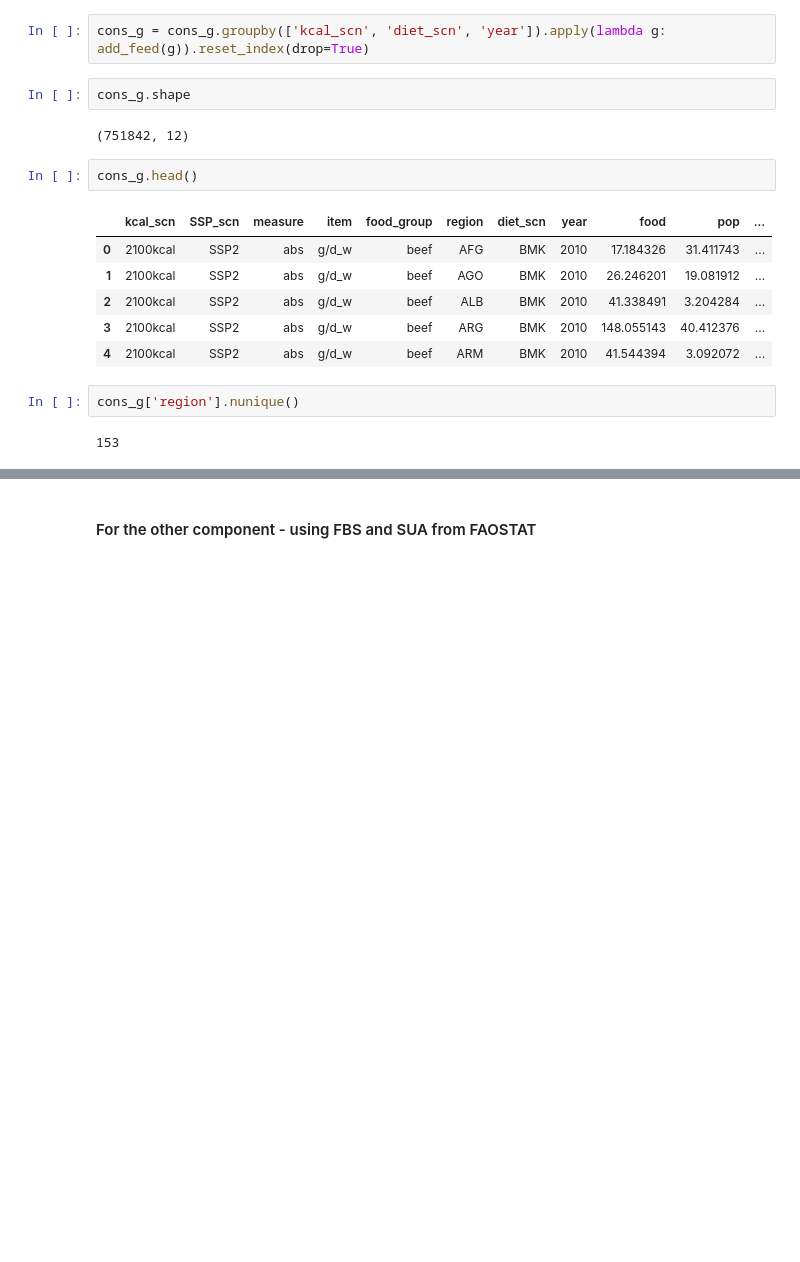
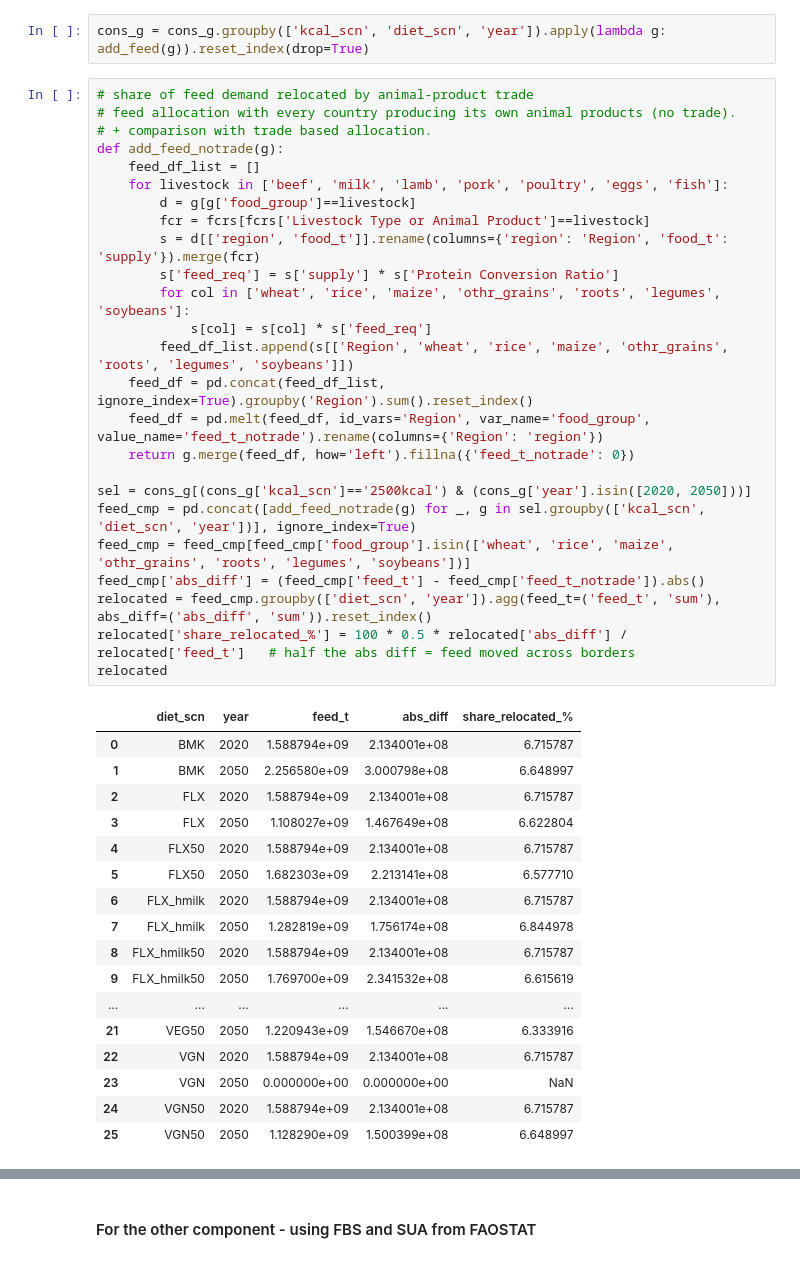
Before and after one commit to shrutijain90/future_food_scenarios, a Jupyter notebook: future_trade/data_inputs/feed_and_other.ipynb, the cells around one changed output, grey strips where cells are left out. Drawn from its saved outputs; the diff is of its cells as text; blank space fills up the shorter version.

```diff
--- a/future_trade/data_inputs/feed_and_other.ipynb
+++ b/future_trade/data_inputs/feed_and_other.ipynb
@@ -332,19 +337,45 @@ def add_feed(g):
 # %%
 cons_g = cons_g.groupby(['kcal_scn', 'diet_scn', 'year']).apply(lambda g: add_feed(g)).reset_index(drop=True)
-# %%
-cons_g.shape
-# %% [output]
-(751842, 12)
-# %%
-cons_g.head()
-# %% [output]
-|  | kcal_scn | SSP_scn | measure | item | food_group | region | diet_scn | year | food | pop | ... |
-| 0 | 2100kcal | SSP2 | abs | g/d_w | beef | AFG | BMK | 2010 | 17.184326 | 31.411743 | ... |
-| 1 | 2100kcal | SSP2 | abs | g/d_w | beef | AGO | BMK | 2010 | 26.246201 | 19.081912 | ... |
-| 2 | 2100kcal | SSP2 | abs | g/d_w | beef | ALB | BMK | 2010 | 41.338491 | 3.204284 | ... |
-| 3 | 2100kcal | SSP2 | abs | g/d_w | beef | ARG | BMK | 2010 | 148.055143 | 40.412376 | ... |
-| 4 | 2100kcal | SSP2 | abs | g/d_w | beef | ARM | BMK | 2010 | 41.544394 | 3.092072 | ... |
-# %%
-cons_g['region'].nunique()
-# %% [output]
-153
+# %%
+# share of feed demand relocated by animal-product trade
+# feed allocation with every country producing its own animal products (no trade).
+# + comparison with trade based allocation.
+def add_feed_notrade(g):
+    feed_df_list = []
+    for livestock in ['beef', 'milk', 'lamb', 'pork', 'poultry', 'eggs', 'fish']:
+        d = g[g['food_group']==livestock]
+        fcr = fcrs[fcrs['Livestock Type or Animal Product']==livestock]
+        s = d[['region', 'food_t']].rename(columns={'region': 'Region', 'food_t': 'supply'}).merge(fcr)
+        s['feed_req'] = s['supply'] * s['Protein Conversion Ratio']
+        for col in ['wheat', 'rice', 'maize', 'othr_grains', 'roots', 'legumes', 'soybeans']:
+            s[col] = s[col] * s['feed_req']
+        feed_df_list.append(s[['Region', 'wheat', 'rice', 'maize', 'othr_grains', 'roots', 'legumes', 'soybeans']])
+    feed_df = pd.concat(feed_df_list, ignore_index=True).groupby('Region').sum().reset_index()
+    feed_df = pd.melt(feed_df, id_vars='Region', var_name='food_group', value_name='feed_t_notrade').rename(columns={'Region': 'region'})
+    return g.merge(feed_df, how='left').fillna({'feed_t_notrade': 0})
+
+sel = cons_g[(cons_g['kcal_scn']=='2500kcal') & (cons_g['year'].isin([2020, 2050]))]
+feed_cmp = pd.concat([add_feed_notrade(g) for _, g in sel.groupby(['kcal_scn', 'diet_scn', 'year'])], ignore_index=True)
+feed_cmp = feed_cmp[feed_cmp['food_group'].isin(['wheat', 'rice', 'maize', 'othr_grains', 'roots', 'legumes', 'soybeans'])]
+feed_cmp['abs_diff'] = (feed_cmp['feed_t'] - feed_cmp['feed_t_notrade']).abs()
+relocated = feed_cmp.groupby(['diet_scn', 'year']).agg(feed_t=('feed_t', 'sum'), abs_diff=('abs_diff', 'sum')).reset_index()
+relocated['share_relocated_%'] = 100 * 0.5 * relocated['abs_diff'] / relocated['feed_t']   # half the abs diff = feed moved across borders
+relocated
+# %% [output]
+|  | diet_scn | year | feed_t | abs_diff | share_relocated_% |
+| 0 | BMK | 2020 | 1.588794e+09 | 2.134001e+08 | 6.715787 |
+| 1 | BMK | 2050 | 2.256580e+09 | 3.000798e+08 | 6.648997 |
+| 2 | FLX | 2020 | 1.588794e+09 | 2.134001e+08 | 6.715787 |
+| 3 | FLX | 2050 | 1.108027e+09 | 1.467649e+08 | 6.622804 |
+| 4 | FLX50 | 2020 | 1.588794e+09 | 2.134001e+08 | 6.715787 |
+| 5 | FLX50 | 2050 | 1.682303e+09 | 2.213141e+08 | 6.577710 |
+| 6 | FLX_hmilk | 2020 | 1.588794e+09 | 2.134001e+08 | 6.715787 |
+| 7 | FLX_hmilk | 2050 | 1.282819e+09 | 1.756174e+08 | 6.844978 |
+| 8 | FLX_hmilk50 | 2020 | 1.588794e+09 | 2.134001e+08 | 6.715787 |
+| 9 | FLX_hmilk50 | 2050 | 1.769700e+09 | 2.341532e+08 | 6.615619 |
+| ... | ... | ... | ... | ... | ... |
+| 21 | VEG50 | 2050 | 1.220943e+09 | 1.546670e+08 | 6.333916 |
+| 22 | VGN | 2020 | 1.588794e+09 | 2.134001e+08 | 6.715787 |
+| 23 | VGN | 2050 | 0.000000e+00 | 0.000000e+00 | NaN |
+| 24 | VGN50 | 2020 | 1.588794e+09 | 2.134001e+08 | 6.715787 |
+| 25 | VGN50 | 2050 | 1.128290e+09 | 1.500399e+08 | 6.648997 |
```
Also changed, not shown: parts of 16 cells of this notebook.
